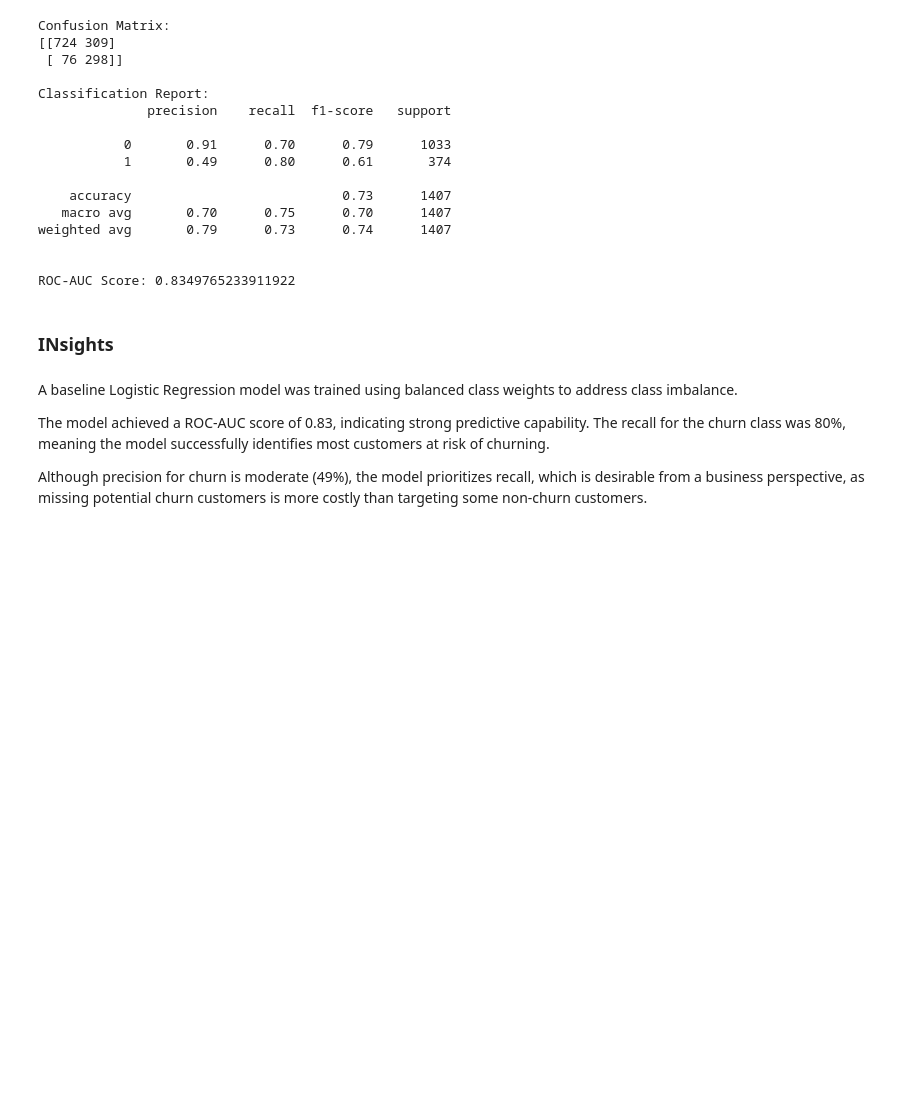
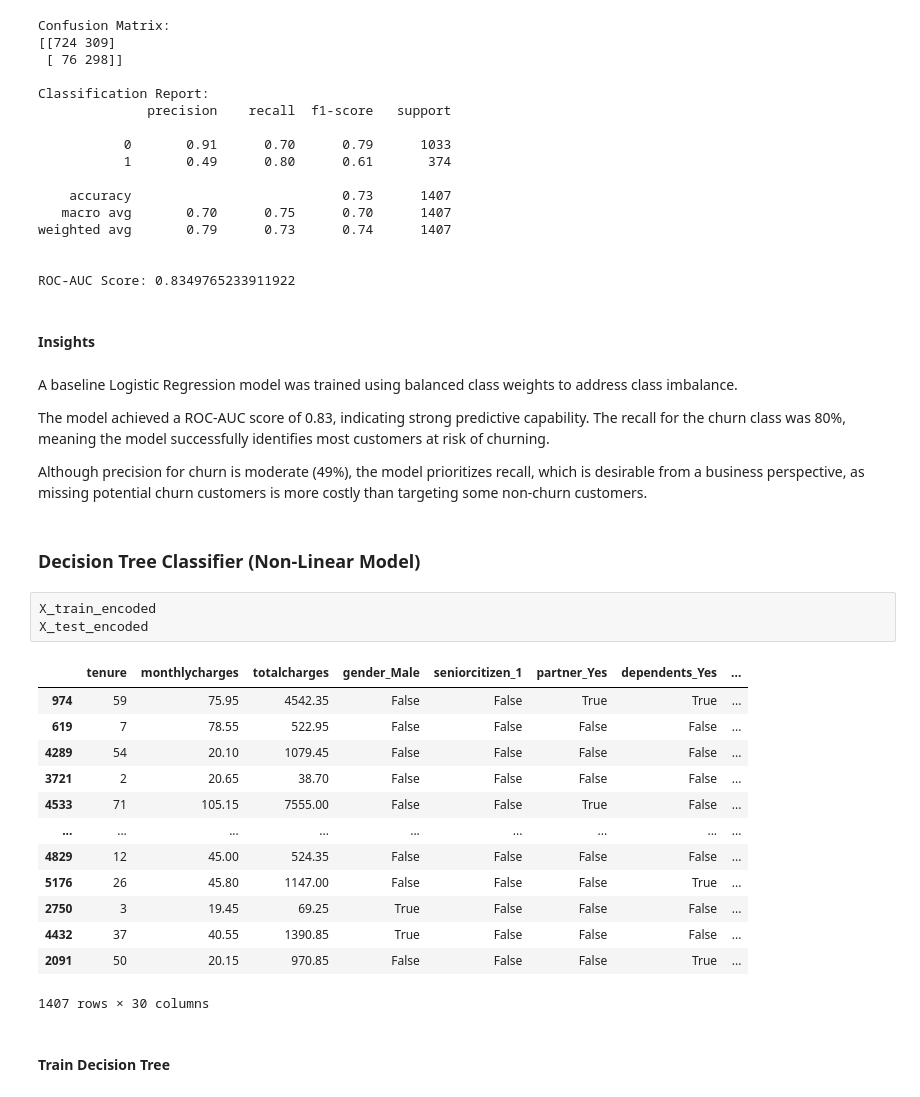
Before and after one commit to Sagarjain93/Machine-Learning-Portfolio, a Jupyter notebook: 03_ML_Practice/Customer_Churn_In_Telecom/Customer_Churn_Telecom.ipynb, the cells around one changed output. Saved outputs shown, nothing was run; the diff lists cells and outputs as text; blank space fills up the shorter version.

```diff
--- a/03_ML_Practice/Customer_Churn_In_Telecom/Customer_Churn_Telecom.ipynb
+++ b/03_ML_Practice/Customer_Churn_In_Telecom/Customer_Churn_Telecom.ipynb
@@ -2086,10 +2090,31 @@ weighted avg       0.79      0.73      0.74      1407
 
 ROC-AUC Score: 0.8349765233911922
 # %% [markdown]
-### **INsights**
+#### **Insights**
 # %% [markdown]
 A baseline Logistic Regression model was trained using balanced class weights to address class imbalance.
 
 The model achieved a ROC-AUC score of 0.83, indicating strong predictive capability. The recall for the churn class was 80%, meaning the model successfully identifies most customers at risk of churning.
 
 Although precision for churn is moderate (49%), the model prioritizes recall, which is desirable from a business perspective, as missing potential churn customers is more costly than targeting some non-churn customers.
+# %% [markdown]
+### **Decision Tree Classifier (Non-Linear Model)**
+# %%
+X_train_encoded
+X_test_encoded
+# %% [output]
+|  | tenure | monthlycharges | totalcharges | gender_Male | seniorcitizen_1 | partner_Yes | dependents_Yes | ... |
+| 974 | 59 | 75.95 | 4542.35 | False | False | True | True | ... |
+| 619 | 7 | 78.55 | 522.95 | False | False | False | False | ... |
+| 4289 | 54 | 20.10 | 1079.45 | False | False | False | False | ... |
+| 3721 | 2 | 20.65 | 38.70 | False | False | False | False | ... |
+| 4533 | 71 | 105.15 | 7555.00 | False | False | True | False | ... |
+| ... | ... | ... | ... | ... | ... | ... | ... | ... |
+| 4829 | 12 | 45.00 | 524.35 | False | False | False | False | ... |
+| 5176 | 26 | 45.80 | 1147.00 | False | False | False | True | ... |
+| 2750 | 3 | 19.45 | 69.25 | True | False | False | False | ... |
+| 4432 | 37 | 40.55 | 1390.85 | True | False | False | False | ... |
+| 2091 | 50 | 20.15 | 970.85 | False | False | False | True | ... |
+1407 rows × 30 columns
+# %% [markdown]
+#### **Train Decision Tree**
```
Also changed, not shown: parts of 14 cells of this notebook.
